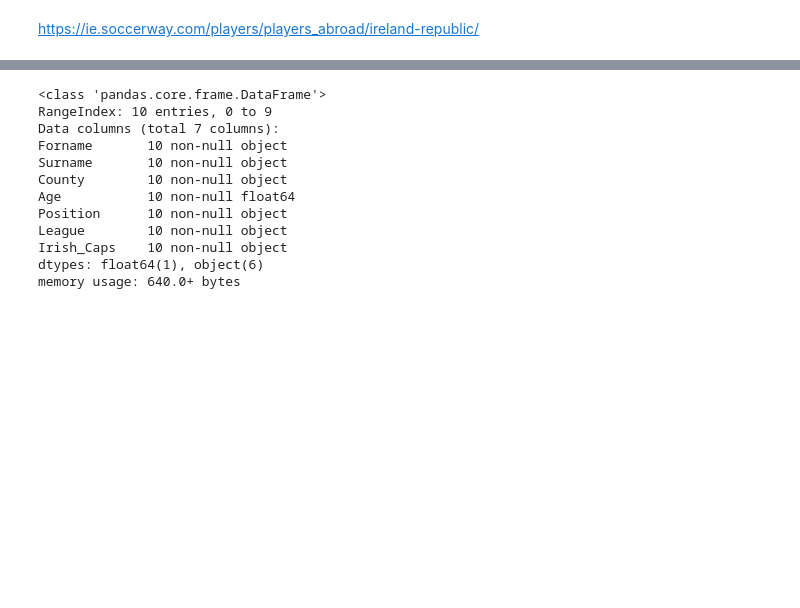
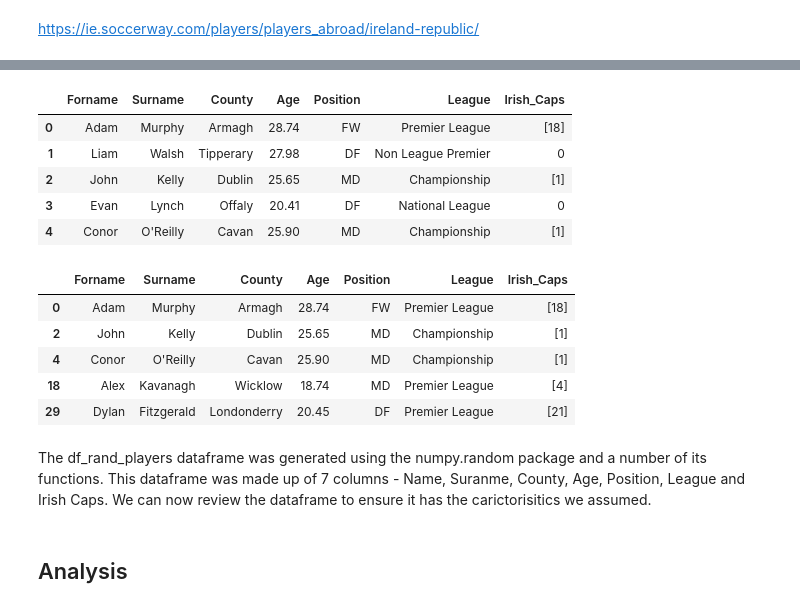
Before and after one commit to EoghanDelaney/Prog_DA_Project_2019, a Jupyter notebook: ProgDA_Project.ipynb, the cells around one changed output, grey strips where cells are left out. Drawn from its saved outputs; the diff is of its cells as text; code cells hidden in the pictures; blank space fills up the shorter version.

```diff
--- a/ProgDA_Project.ipynb
+++ b/ProgDA_Project.ipynb
@@ -86,3 +88,6 @@ age = np.random.triangular(16, 18, 33, 100)
+# %%
+# the left most age is 15, mode/average is 18 and the right is 33
+age = np.random.triangular(15, 18, 33, 1)
 # %%
 print(age)
 # %% [output]
@@ -194,8 +205,11 @@ df_leagues.head()
 # %%
-y= df_leagues['League'].value_counts(normalize=True)
-league_prob = y.values
-league_name = y.index
+# Define a sub-table "LeaguesAndProb" - Leagues and probility
+LeaguesAndProb= df_leagues['League'].value_counts(normalize=True)
+league_prob = LeaguesAndProb.values
+league_name = LeaguesAndProb.index
 
 league = np.random.choice(league_name, 1, p=league_prob)
-print(league[0])
+print(LeaguesAndProb)
+print("\n \nThe randomly generated league selected is: ")
+print(league)
 # %% [output]
@@ -208,15 +237,22 @@ https://ie.soccerway.com/players/players_abroad/ireland-republic/
 df_rand_players = pd.DataFrame(columns=['Forname','Surname','County','Age','Position','League'])
 # %%
+# Include all the additonal CSV files that do not carry over from the above code.
 surname = df_surenames["Surname"]
-for i in range(10):
+
+# We can now loop trough a qunatity of players to generate in this case we can select 1000
+
+for i in range(212):
+
+    # Firstly we declare all the varibales and
     name = np.random.choice(forname_array, 1, p=forname_percent)
     player_surname = surname[int(np.random.choice(19,1))]
     county = np.random.choice(county_array, 1, p=county_percent)
     age = np.random.triangular(16, 18, 33, 1)
     pos = np.random.choice(position, 1, p=[0.09, 0.36, 0.36, 0.19])
     league = np.random.choice(league_name, 1, p=league_prob)
-    player_details = (str(name[0]) + "," + str(player_surname) + "," + county[0] + "," + str(round(age[0],2)) + "," + str(pos[0]) + "," + str(league[0]))
-    print(player_details)
+
+    # We can now append all the players into the datafrome, one after the next populating all the columns.
+
     df_rand_players = df_rand_players.append({'Forname': name[0],
                                            'Surname': player_surname,
                                            'County': county[0],
@@ -258,15 +280,15 @@ if "Irish_Caps" not in df_rand_players:
 for index, row in df_rand_players.iterrows():
     age = row['Age']
     league = row['League']
-    cap = ''
+    cap = float()
     if age < 20 and league=='Premier League':
-        cap = np.random.random_integers(1, 10, 1)
+        cap = np.random.randint(1, 10, 1)
     elif age >= 20 and league=='Premier League':
-        cap = np.random.random_integers(1, 25, 1)
+        cap = np.random.randint(1, 25, 1)
     elif age >= 28 and league=='Premier League':
-        cap = np.random.random_integers(1, 40, 1)
+        cap = np.random.randint(1, 40, 1)
     elif age >= 20 and league=='Championship':
-        cap = np.random.random_integers(1, 2, 1)
+        cap = np.random.randint(0, 2, 1)
     elif age >= 20 and league=='Championship':
-        cap = np.random.random_integers(1, 5, 1)
+        cap = np.random.randint(0, 5, 1)
     df_rand_players.at[index, 'Irish_Caps'] = cap
@@ -293,15 +295,24 @@ print(df_rand_players)
 # %%
-df_rand_players.info()
+df_rand_players.head()
 # %% [output]
-<class 'pandas.core.frame.DataFrame'>
-RangeIndex: 10 entries, 0 to 9
-Data columns (total 7 columns):
-Forname       10 non-null object
-Surname       10 non-null object
-County        10 non-null object
-Age           10 non-null float64
-Position      10 non-null object
-League        10 non-null object
-Irish_Caps    10 non-null object
-dtypes: float64(1), object(6)
-memory usage: 640.0+ bytes
+|  | Forname | Surname | County | Age | Position | League | Irish_Caps |
+| 0 | Adam | Murphy | Armagh | 28.74 | FW | Premier League | [18] |
+| 1 | Liam | Walsh | Tipperary | 27.98 | DF | Non League Premier | 0 |
+| 2 | John | Kelly | Dublin | 25.65 | MD | Championship | [1] |
+| 3 | Evan | Lynch | Offaly | 20.41 | DF | National League | 0 |
+| 4 | Conor | O'Reilly | Cavan | 25.90 | MD | Championship | [1] |
+# %%
+# We now deine the Irish team based on more than one cap for Ireland
+irish_players = df_rand_players[df_rand_players['Irish_Caps']>0]
+irish_players.head()
+# %% [output]
+|  | Forname | Surname | County | Age | Position | League | Irish_Caps |
+| 0 | Adam | Murphy | Armagh | 28.74 | FW | Premier League | [18] |
+| 2 | John | Kelly | Dublin | 25.65 | MD | Championship | [1] |
+| 4 | Conor | O'Reilly | Cavan | 25.90 | MD | Championship | [1] |
+| 18 | Alex | Kavanagh | Wicklow | 18.74 | MD | Premier League | [4] |
+| 29 | Dylan | Fitzgerald | Londonderry | 20.45 | DF | Premier League | [21] |
+# %% [markdown]
+The df_rand_players dataframe was generated using the numpy.random package and a number of its functions. This dataframe was made up of 7 columns - Name, Suranme, County, Age, Position, League and Irish Caps. We can now review the dataframe to ensure it has the carictorisitics we assumed.
+# %% [markdown]
+## Analysis
```
Also changed, not shown: parts of 34 cells of this notebook, 1 other file.
